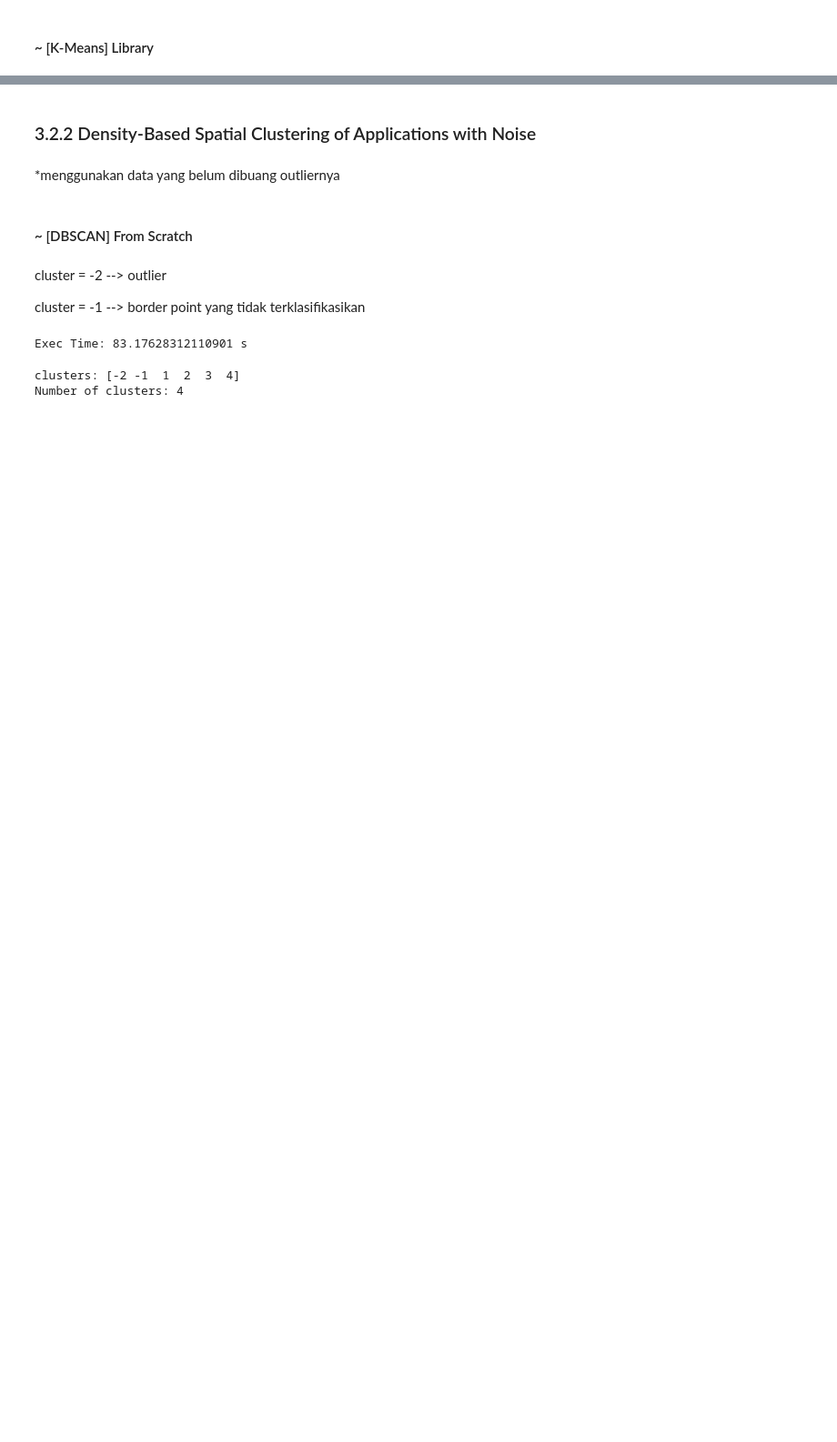
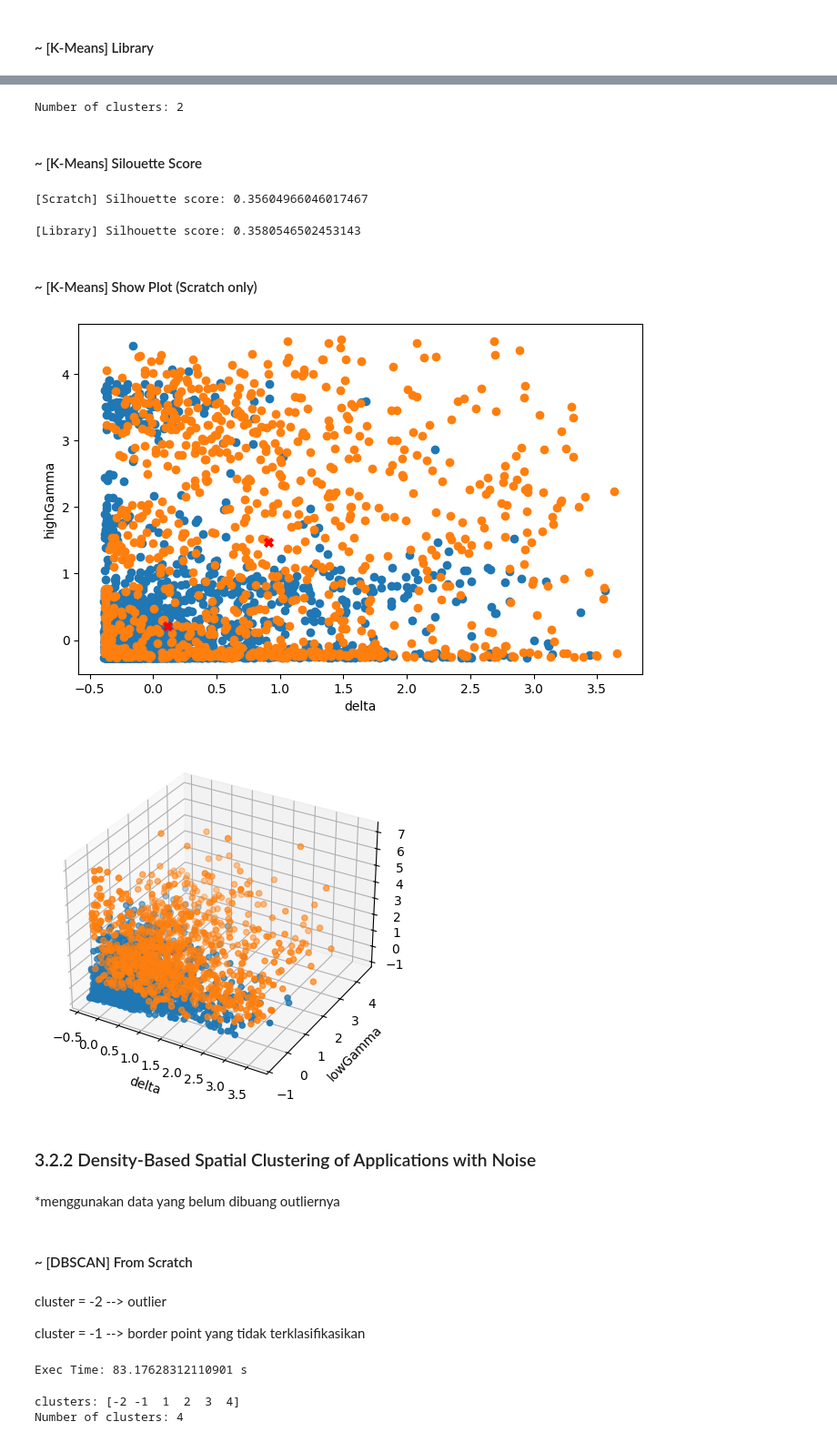
Before and after one commit to Zechtro/GAIB_2_3, a Jupyter notebook: src/doe.ipynb, the cells around one changed output, grey strips where cells are left out. Shown at 91% size. Drawn from its saved outputs; the diff is of its cells as text; code cells hidden in the pictures; blank space fills up the shorter version.

Commit message:
[doc] kmeans, dbscan

```diff
--- a/src/doe.ipynb
+++ b/src/doe.ipynb
@@ -1169,3 +1169,15 @@ K-Fold Cross-Validation Average Accuracy: 0.5313575327038031
 ### 3.2.1 K-Means
 # %% [markdown]
 #### ~ [K-Means] From Scratch
+# %%
+from unsupervised_learning.k_means import *
+
+start_time_kmeans_scratch = time.time()
+
+kmeans_scratch = KMeans(k=2, max_iteration=100)
+labels_kmeans_scratch = kmeans_scratch.predict(X_kfold)
+
+end_time_kmeans_scratch = time.time()
+exec_time_kmeans_scratch = end_time_kmeans_scratch - start_time_kmeans_scratch
+
+print("Exec Time:", exec_time_kmeans_scratch, "s")
@@ -1174,3 +1208,28 @@ K-Fold Cross-Validation Average Accuracy: 0.5313575327038031
+# %%
+n_cluster_kmeans_library = len(np.unique(labels_kmeans_library))
+print("Number of clusters:", n_cluster_kmeans_library)
+# %% [output]
+Number of clusters: 2
+# %% [markdown]
+#### ~ [K-Means] Silouette Score
+# %%
+silhouette_avg_scratch = silhouette_score(X_kfold, labels_kmeans_scratch)
+print("[Scratch] Silhouette score:", silhouette_avg_scratch)
+# %% [output]
+[Scratch] Silhouette score: 0.35604966046017467
+# %%
+silhouette_avg_library = silhouette_score(X_kfold, labels_kmeans_library)
+print("[Library] Silhouette score:", silhouette_avg_library)
+# %% [output]
+[Library] Silhouette score: 0.3580546502453143
+# %% [markdown]
+#### ~ [K-Means] Show Plot (Scratch only)
+# %%
+kmeans_scratch.plot2D("delta", "highGamma")
+kmeans_scratch.plot3D("delta", "lowGamma", "highBeta")
+# %% [output]
+[figure, added]
+[figure, added]
 # %% [markdown]
 ### 3.2.2 Density-Based Spatial Clustering of Applications with Noise
 # %% [markdown]
```
Also changed, not shown: parts of 7 cells of this notebook, 3 other files.
